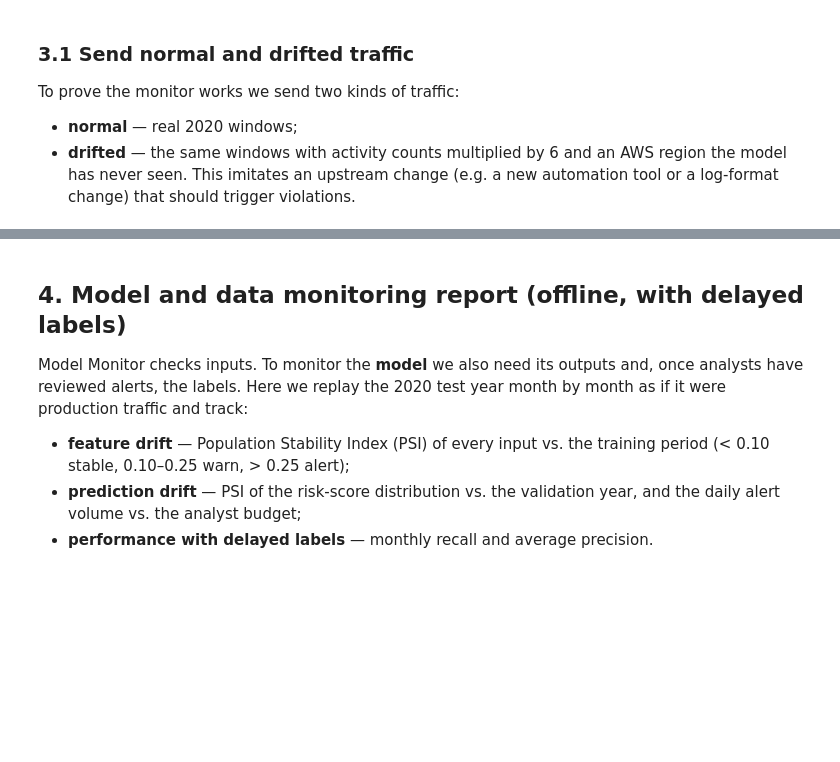
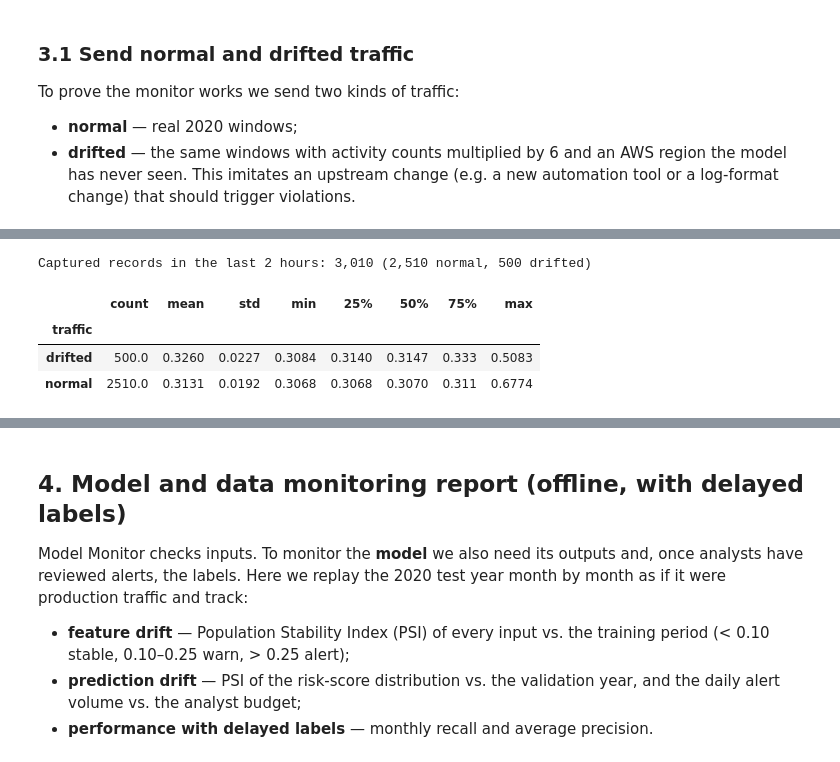
Before and after one commit to JagdishMane/AWS_CloudTrail_Suspicious_Activity_Classifier, a Jupyter notebook: notebooks/05_monitoring.ipynb, the cells around one changed output, grey strips where cells are left out. Cells and saved outputs as stored; diff of their text form; code cells hidden in the pictures; blank space fills up the shorter version.

Commit message:
Run notebook 05: CloudWatch, Model Monitor baseline, data-quality and drift monitoring

```diff
--- a/notebooks/05_monitoring.ipynb
+++ b/notebooks/05_monitoring.ipynb
@@ -237,0 +249,39 @@ else:
+# %%
+# Load the requests and responses the endpoint captured to S3 during the last two hours.
+import base64
+import io
+
+
+def decode(payload):
+    return base64.b64decode(payload["data"]).decode() if payload.get("encoding") == "BASE64" else payload["data"]
+
+
+s3 = boto3.client("s3")
+capture_prefix = f"{ctx.prefix('datacapture')}/{ENDPOINT_NAME}/"
+since = datetime.now(timezone.utc) - timedelta(hours=2)
+records = []
+for page in s3.get_paginator("list_objects_v2").paginate(Bucket=ctx.bucket, Prefix=capture_prefix):
+    for obj in page.get("Contents", []):
+        if obj["LastModified"] < since:
+            continue
+        for line in s3.get_object(Bucket=ctx.bucket, Key=obj["Key"])["Body"].read().decode().splitlines():
+            event = json.loads(line)
+            rows = decode(event["captureData"]["endpointInput"]).strip().splitlines()
+            scores = decode(event["captureData"]["endpointOutput"]).replace("\n", ",").split(",")
+            for row, score in zip(rows, [s for s in scores if s.strip()]):
+                records.append({"time": event["eventMetadata"]["inferenceTime"], "row": row, "score": float(score)})
+
+captured = pd.DataFrame(records).sort_values("time", kind="stable").reset_index(drop=True)
+captured_features = pd.read_csv(io.StringIO("\n".join(captured["row"])), header=None, names=encoder.feature_names)
+# the drifted requests were sent last (section 3.1)
+captured["traffic"] = "normal"
+captured.loc[captured.index[-len(drifted_traffic):], "traffic"] = "drifted"
+print(f"Captured records in the last 2 hours: {len(captured):,} "
+      f"({(captured.traffic == 'normal').sum():,} normal, {(captured.traffic == 'drifted').sum():,} drifted)")
+captured.groupby("traffic")["score"].describe().round(4)
+# %% [output]
+Captured records in the last 2 hours: 3,010 (2,510 normal, 500 drifted)
+|  | count | mean | std | min | 25% | 50% | 75% | max |
+| traffic |  |  |  |  |  |  |  |  |
+| drifted | 500.0 | 0.3260 | 0.0227 | 0.3084 | 0.3140 | 0.3147 | 0.333 | 0.5083 |
+| normal | 2510.0 | 0.3131 | 0.0192 | 0.3068 | 0.3068 | 0.3070 | 0.311 | 0.6774 |
```
Also changed, not shown: parts of 18 cells of this notebook.
